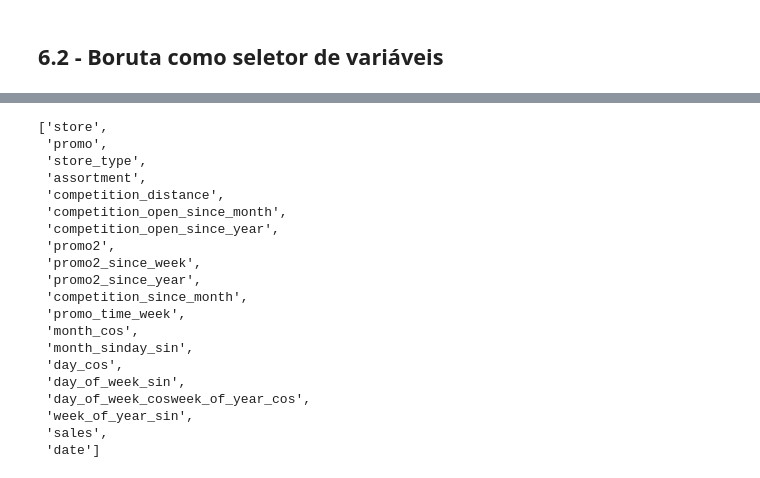
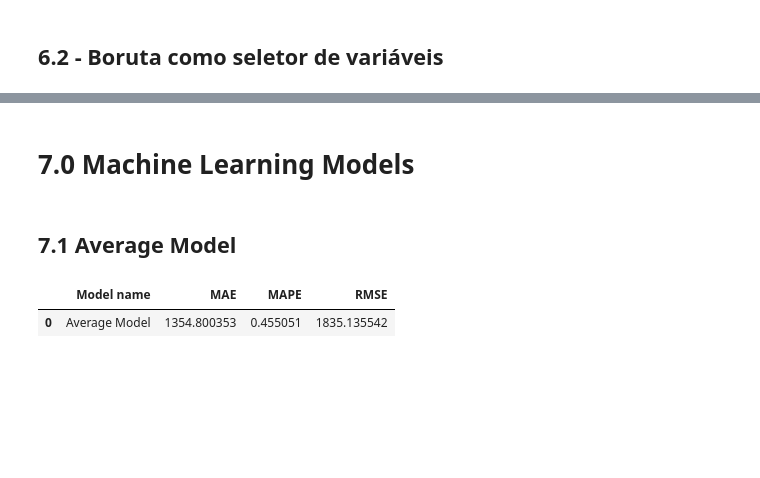
Before and after one commit to matheus-emanuel/Prediction-Rossaman-Store-Kaggle, a Jupyter notebook: store_sales_prediction.ipynb, the cells around one changed output, grey strips where cells are left out. Saved outputs shown, nothing was run; the diff lists cells and outputs as text; code cells hidden in the pictures; blank space fills up the shorter version.

```diff
--- a/store_sales_prediction.ipynb
+++ b/store_sales_prediction.ipynb
@@ -51,6 +52,23 @@ def v_crammer(x, y):
 
 
     return np.sqrt( ( chi2_corr/n ) / ( min( k_corr-1, r_corr-1 ) ) )
+
+
+
+# Eu sei que o sklarn tem o MAPE, porém deu um resultado diferente
+# do que eu calculei manualmente então resolvi usar a minha MAPE
+def mean_absolute_percentage_error2(y, yhat):
+    return np.mean(np.abs((y - yhat) / y))
+
+def ml_error(model_name, y, yhat):
+    mae = mean_absolute_error(y, yhat)
+    mape = mean_absolute_percentage_error2(y, yhat)
+    rmse = np.sqrt(mean_squared_error(y,yhat))
+
+    return pd.DataFrame({'Model name': model_name,
+                         'MAE': mae,
+                         'MAPE': mape,
+                         'RMSE': rmse}, index=[0])
 # %% [markdown]
 ## 0.2 Loading data
 # %%
@@ -848,23 +888,2 @@ cols_select_boruta.extend(feat_to_add)
-# %%
-cols_select_boruta
-# %% [output]
-['store',
- 'promo',
- 'store_type',
- 'assortment',
- 'competition_distance',
- 'competition_open_since_month',
- 'competition_open_since_year',
- 'promo2',
- 'promo2_since_week',
- 'promo2_since_year',
- 'competition_since_month',
- 'promo_time_week',
- 'month_cos',
- 'month_sinday_sin',
- 'day_cos',
- 'day_of_week_sin',
- 'day_of_week_cosweek_of_year_cos',
- 'week_of_year_sin',
- 'sales',
- 'date']
+# %% [markdown]
+# 7.0 Machine Learning Models
@@ -870,0 +896,22 @@ cols_select_boruta
+# %% [markdown]
+## 7.1 Average Model
+# %%
+# Com isso eu tenho tanto o x_test quanto o y_test juntos
+aux1 = x_test.copy()
+aux1['sales'] = y_test.copy()
+
+#Prediction
+    # Estou pegando as lojas, agrupando-as por "store" e calculando a média das vendas de cada loja
+aux2 = aux1[['store', 'sales']].groupby('store').mean().reset_index().rename(columns={'sales': 'prediction'})
+    # Estou juntando em um único dataset as features "store", "sales", "prediction" = média
+aux1 = pd.merge(aux1, aux2, how='left', on='store')
+    # yhat (^y, vem da matemática e quer dizer que são valores preditos)
+yhat_baseline = aux1['prediction']
+
+
+# performance
+baseline_result = ml_error('Average Model', np.expm1(y_test), np.expm1(yhat_baseline))
+baseline_result
+# %% [output]
+|  | Model name | MAE | MAPE | RMSE |
+| 0 | Average Model | 1354.800353 | 0.455051 | 1835.135542 |
```
Also changed, not shown: parts of 25 cells of this notebook.
